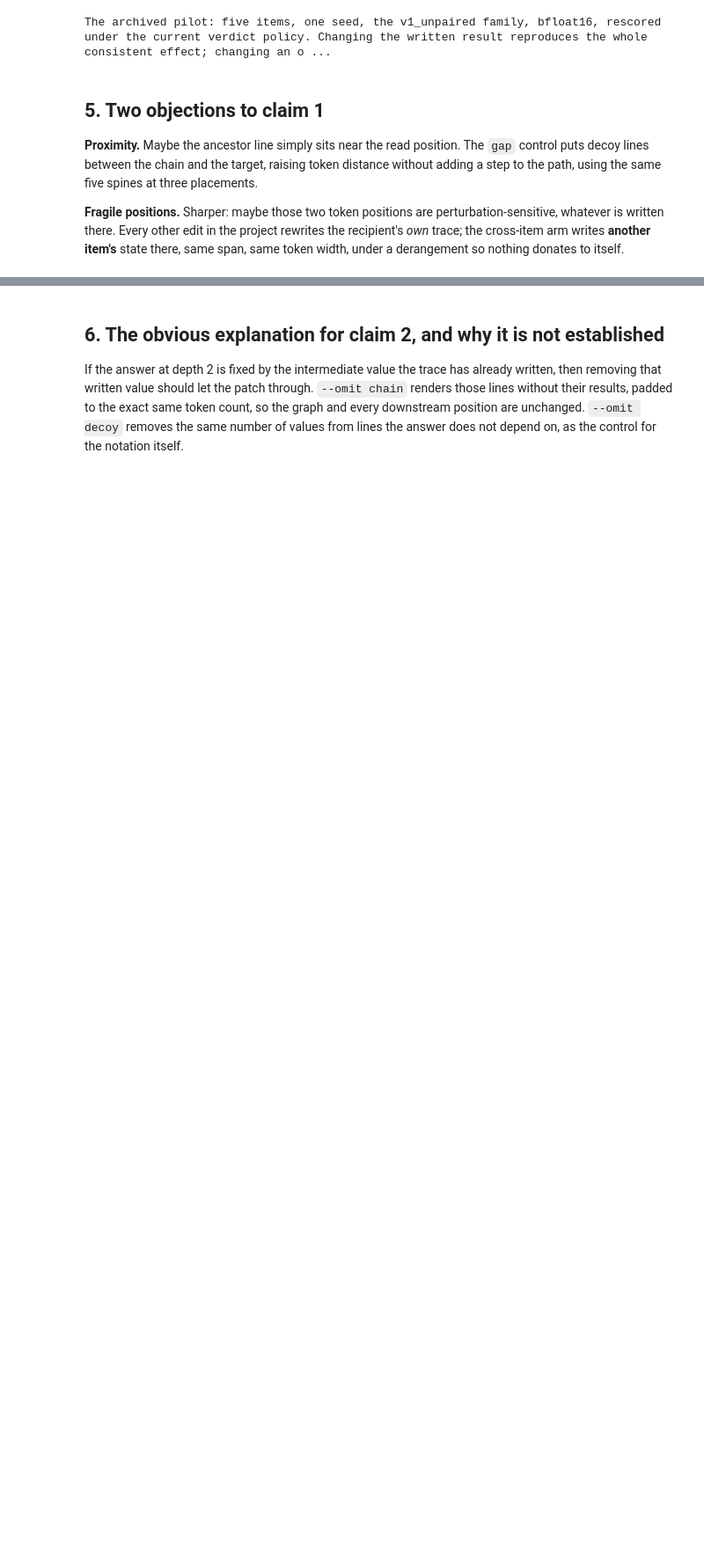
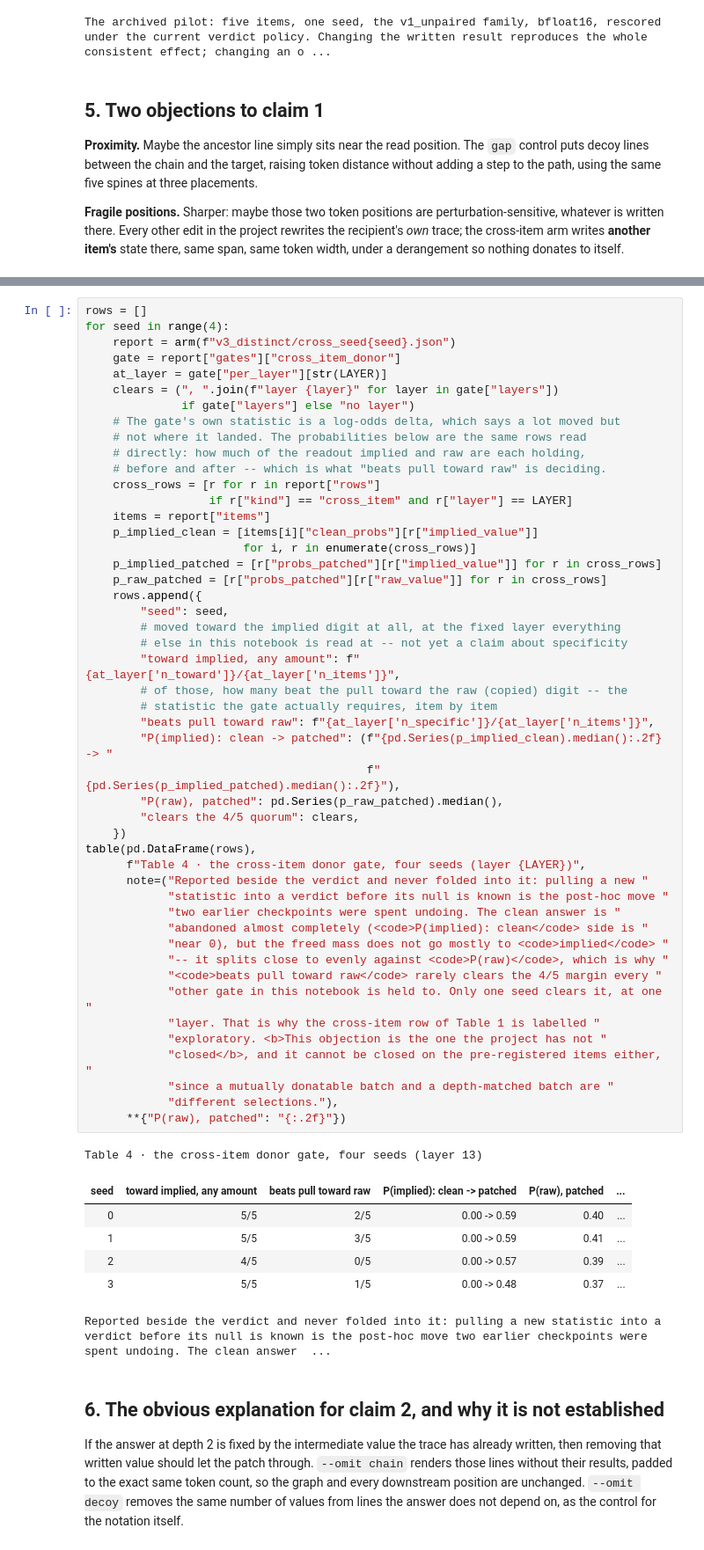
Before and after one commit to djaniak/reasoning-geometry, a Jupyter notebook: notebooks/15_dag_paper_story.ipynb, the cells around one changed output, grey strips where cells are left out. Shown at 88% size. Saved outputs shown, nothing was run; the diff lists cells and outputs as text; blank space fills up the shorter version.

```diff
--- a/notebooks/15_dag_paper_story.ipynb
+++ b/notebooks/15_dag_paper_story.ipynb
@@ -687,3 +696,59 @@ Reported beside the verdict and never folded into it: pulling a new statistic in
+# %%
+rows = []
+for seed in range(4):
+    report = arm(f"v3_distinct/cross_seed{seed}.json")
+    gate = report["gates"]["cross_item_donor"]
+    at_layer = gate["per_layer"][str(LAYER)]
+    clears = (", ".join(f"layer {layer}" for layer in gate["layers"])
+              if gate["layers"] else "no layer")
+    # The gate's own statistic is a log-odds delta, which says a lot moved but
+    # not where it landed. The probabilities below are the same rows read
+    # directly: how much of the readout implied and raw are each holding,
+    # before and after -- which is what "beats pull toward raw" is deciding.
+    cross_rows = [r for r in report["rows"]
+                  if r["kind"] == "cross_item" and r["layer"] == LAYER]
+    items = report["items"]
+    p_implied_clean = [items[i]["clean_probs"][r["implied_value"]]
+                       for i, r in enumerate(cross_rows)]
+    p_implied_patched = [r["probs_patched"][r["implied_value"]] for r in cross_rows]
+    p_raw_patched = [r["probs_patched"][r["raw_value"]] for r in cross_rows]
+    rows.append({
+        "seed": seed,
+        # moved toward the implied digit at all, at the fixed layer everything
+        # else in this notebook is read at -- not yet a claim about specificity
+        "toward implied, any amount": f"{at_layer['n_toward']}/{at_layer['n_items']}",
+        # of those, how many beat the pull toward the raw (copied) digit -- the
+        # statistic the gate actually requires, item by item
+        "beats pull toward raw": f"{at_layer['n_specific']}/{at_layer['n_items']}",
+        "P(implied): clean -> patched": (f"{pd.Series(p_implied_clean).median():.2f} -> "
+                                         f"{pd.Series(p_implied_patched).median():.2f}"),
+        "P(raw), patched": pd.Series(p_raw_patched).median(),
+        "clears the 4/5 quorum": clears,
+    })
+table(pd.DataFrame(rows),
+      f"Table 4 · the cross-item donor gate, four seeds (layer {LAYER})",
+      note=("Reported beside the verdict and never folded into it: pulling a new "
+            "statistic into a verdict before its null is known is the post-hoc move "
+            "two earlier checkpoints were spent undoing. The clean answer is "
+            "abandoned almost completely (<code>P(implied): clean</code> side is "
+            "near 0), but the freed mass does not go mostly to <code>implied</code> "
+            "-- it splits close to evenly against <code>P(raw)</code>, which is why "
+            "<code>beats pull toward raw</code> rarely clears the 4/5 margin every "
+            "other gate in this notebook is held to. Only one seed clears it, at one "
+            "layer. That is why the cross-item row of Table 1 is labelled "
+            "exploratory. <b>This objection is the one the project has not "
+            "closed</b>, and it cannot be closed on the pre-registered items either, "
+            "since a mutually donatable batch and a depth-matched batch are "
+            "different selections."),
+      **{"P(raw), patched": "{:.2f}"})
+# %% [output]
+Table 4 · the cross-item donor gate, four seeds (layer 13)
+| seed | toward implied, any amount | beats pull toward raw | P(implied): clean -> patched | P(raw), patched | ... |
+| 0 | 5/5 | 2/5 | 0.00 -> 0.59 | 0.40 | ... |
+| 1 | 5/5 | 3/5 | 0.00 -> 0.59 | 0.41 | ... |
+| 2 | 4/5 | 0/5 | 0.00 -> 0.57 | 0.39 | ... |
+| 3 | 5/5 | 1/5 | 0.00 -> 0.48 | 0.37 | ... |
+Reported beside the verdict and never folded into it: pulling a new statistic into a verdict before its null is known is the post-hoc move two earlier checkpoints were spent undoing. The clean answer  ...
 # %% [markdown]
 ## 6. The obvious explanation for claim 2, and why it is not established
 
```
Also changed, not shown: parts of 1 cell of this notebook, 7 other files.
